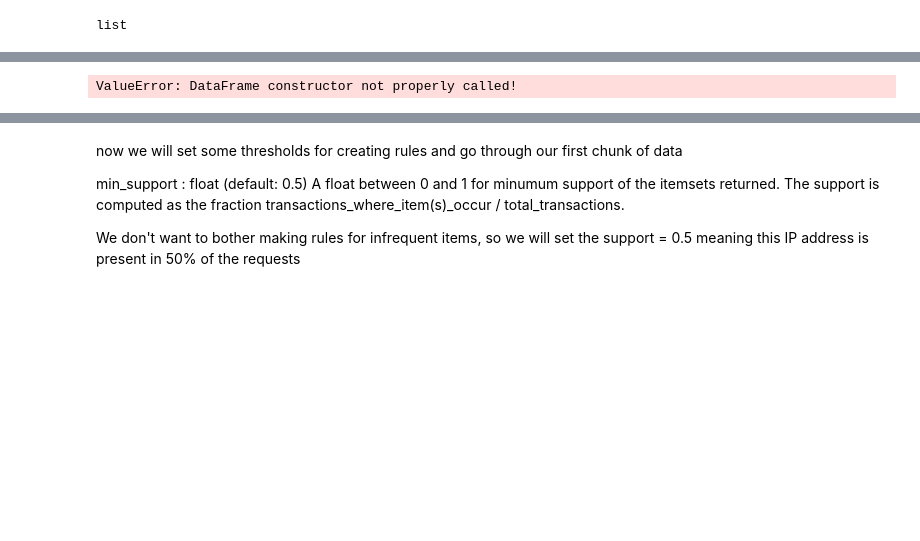
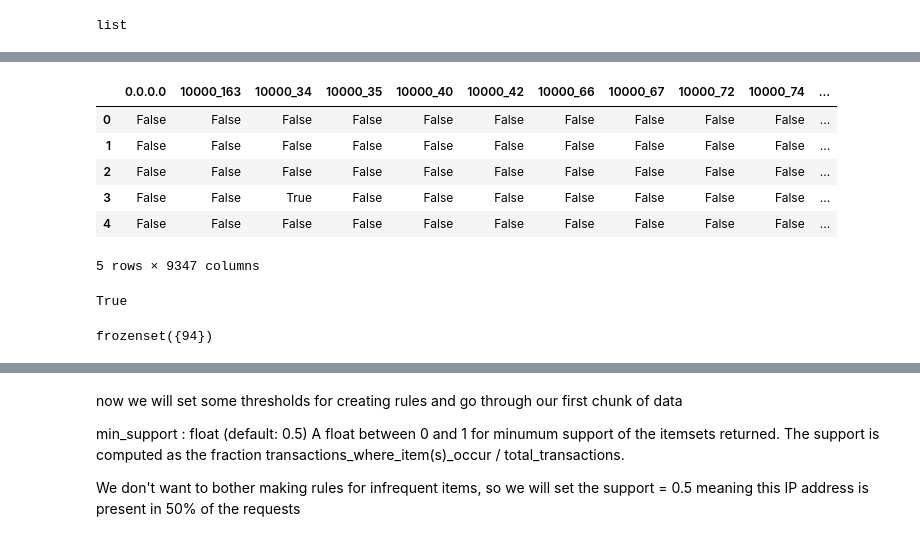
Before and after one commit to nrb75/Manifold, a Jupyter notebook: Apriori.ipynb, the cells around one changed output, grey strips where cells are left out. Drawn from its saved outputs; the diff is of its cells as text; code cells hidden in the pictures; blank space fills up the shorter version.

```diff
--- a/Apriori.ipynb
+++ b/Apriori.ipynb
@@ -114,8 +105,14 @@ data1_coded.head()
 # %%
-#wants things in a 1 hot encoded pandas dataframe for the library models we want to run
+#wants things in a 1 hot encoded pandas dataframe for the library models we want to run. use Sprase data
 te = TransactionEncoder()
 te_ary = te.fit(data_l).transform(data_l, sparse=True)
-data_coded = pd.DataFrame(te_ary, columns=te.columns_)
+data_coded = pd.SparseDataFrame(te_ary, columns=te.columns_, default_fill_value=False)
 data_coded.head()
 # %% [output]
+|  | 0.0.0.0 | 10000_163 | 10000_34 | 10000_35 | 10000_40 | 10000_42 | 10000_66 | 10000_67 | 10000_72 | 10000_74 | ... |
+| 0 | False | False | False | False | False | False | False | False | False | False | ... |
+| 1 | False | False | False | False | False | False | False | False | False | False | ... |
+| 2 | False | False | False | False | False | False | False | False | False | False | ... |
+| 3 | False | False | True | False | False | False | False | False | False | False | ... |
+| 4 | False | False | False | False | False | False | False | False | False | False | ... |
-ValueError: DataFrame constructor not properly called!
+5 rows × 9347 columns
@@ -121,0 +125,4 @@ ValueError: DataFrame constructor not properly called!
+# %%
+ls_test[1] in ls_test
+# %% [output]
+True
@@ -121,0 +132,4 @@ ValueError: DataFrame constructor not properly called!
+# %%
+ls_test[1]
+# %% [output]
+frozenset({94})
```
Also changed, not shown: parts of 14 cells of this notebook.
